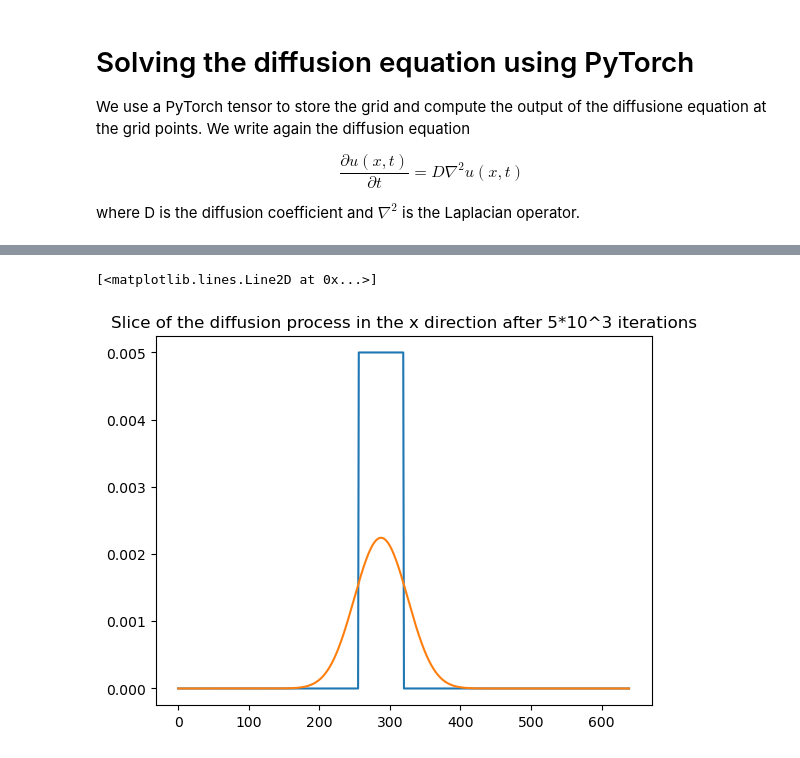
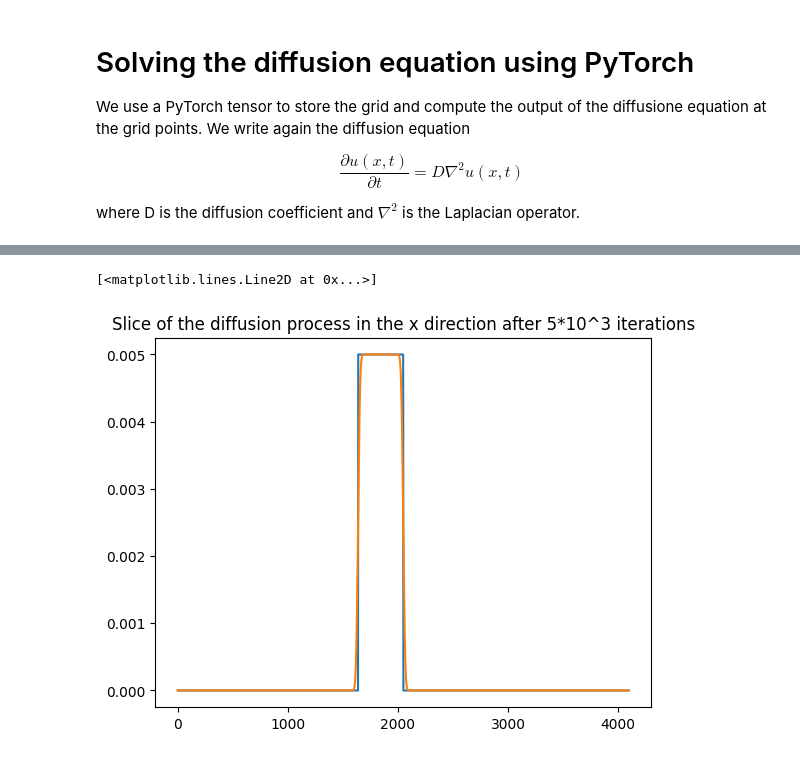
Before and after one commit to luigiselmi/python_hpc, a Jupyter notebook: ch7/diffusion_pytorch.ipynb, the cells around one changed output, grey strips where cells are left out. Drawn from its saved outputs; the diff is of its cells as text; code cells hidden in the pictures.

```diff
--- a/ch7/diffusion_pytorch.ipynb
+++ b/ch7/diffusion_pytorch.ipynb
@@ -76,11 +101,10 @@ def debug_cpu_copy(num_iterations, grid_shape=GRID_SHAPE, device=DEVICE):
 # %%
 if __name__ == "__main__":
-    grid_shape = (640, 640)
-    num_iterations = 5000
-    diffuse_grid, exec_time = run_experiment(num_iterations, grid_shape=grid_shape)
-    print('Execution time: {:.2f} sec.'.format(exec_time))
-    #diffuse_grid, exec_time = debug_cpu_onboard(num_iterations, grid_shape=grid_shape)
-    #print('Execution time: {:.2f} sec.'.format(exec_time))
-    diffuse_grid, exec_time = debug_cpu_copy(num_iterations, grid_shape=grid_shape)
-    print('Execution time: {:.2f} sec.'.format(exec_time))
-    plt.imshow(diffuse_grid, cmap='gray')
+    grid_shape = (4096, 4096)
+    num_iterations = 1000
+    diffuse_grid_cpu, exec_time = run_experiment(num_iterations, grid_shape=grid_shape)
+    print('1. Execution time: {:.2f} sec.'.format(exec_time))
+    diffuse_grid, exec_time = debug_cpu_onboard(num_iterations, grid_shape=grid_shape)
+    print('2. Execution time: {:.2f} sec.'.format(exec_time))
+    diffuse_grid_gpu, exec_time = debug_cpu_copy(num_iterations, grid_shape=grid_shape)
+    print('3. Execution time: {:.2f} sec.'.format(exec_time))
@@ -95,0 +111,2 @@ plt.imshow(diffuse_grid[100:460, 100:-190], cmap='gray')
+# %%
+diffuse_grid_cpu_copy = diffuse_grid.cpu()
@@ -96,11 +118,10 @@ plt.imshow(diffuse_grid[100:460, 100:-190], cmap='gray')
 # %%
-grid_shape = (640, 640)
 grid = init_grid(grid_shape)
-diffuse_grid_x = diffuse_grid[300,:]
+diffuse_grid_x = diffuse_grid_cpu_copy[1800,:]
 x = torch.arange(0, diffuse_grid_x.shape[0])
 plt.title('Slice of the diffusion process in the x direction after 5*10^3 iterations')
-plt.plot(x, grid[300,:])
+plt.plot(x, grid[1800,:])
 plt.plot(x, diffuse_grid_x)
 # %% [output]
 [<matplotlib.lines.Line2D at 0x...>]
-[figure, old version]
+[figure, new version]
```
Also changed, not shown: parts of 9 cells of this notebook.
